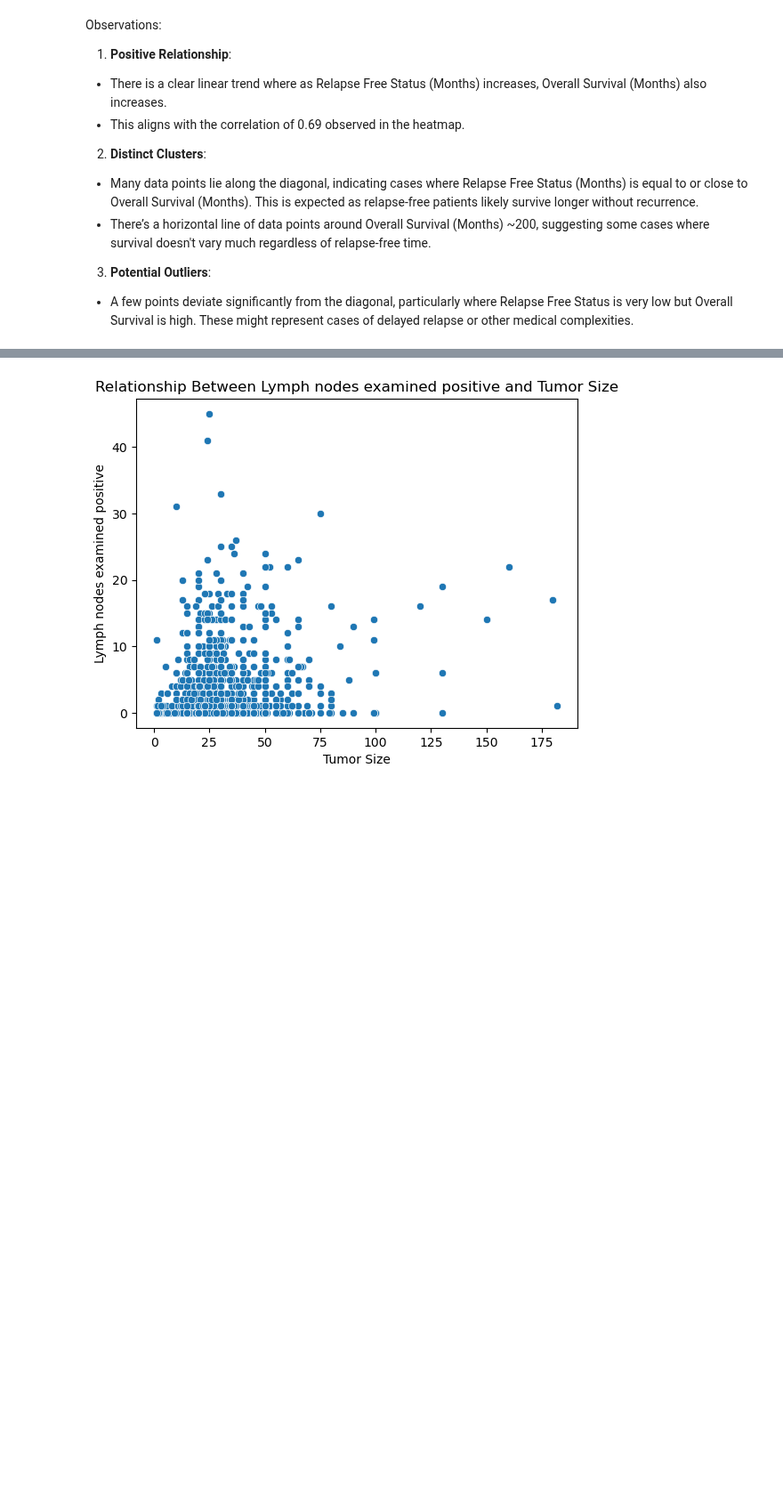
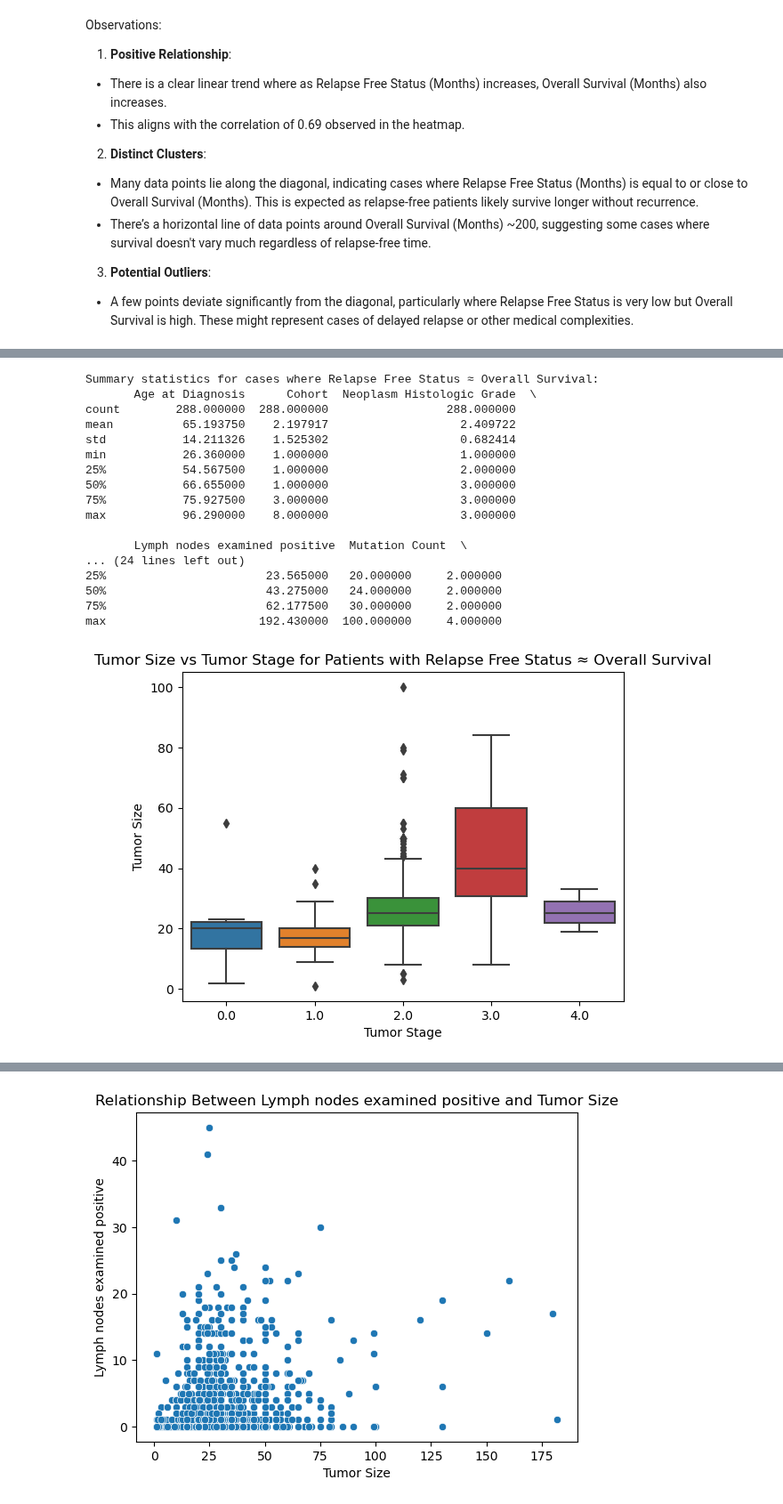
Before and after one commit to sowmyamaddali/Breast-Cancer--METABRIC, a Jupyter notebook: notebooks/eda_analysis.ipynb, the cells around one changed output, grey strips where cells are left out. Shown at 89% size. Saved outputs shown, nothing was run; the diff lists cells and outputs as text; code cells hidden in the pictures; blank space fills up the shorter version.

Commit message:
Update eda_analysis.ipynb
Cases where Relapse Free Status is close to or equal to Overall Survival

```diff
--- a/notebooks/eda_analysis.ipynb
+++ b/notebooks/eda_analysis.ipynb
@@ -115,0 +118,10 @@ Observations:
+# %%
+# allow for a small tolerance (1 month) to consider two values "close"
+threshold = 1
+
+# filter cases where relapse free status is approximately equal to overall survival
+close_cases = data[abs(data['Overall Survival (Months)'] - data['Relapse Free Status (Months)']) <= threshold]
+
+print(f"Number of cases where Relapse Free Status is approximately equal to Overall Survival: {len(close_cases)}")
+print("Sample of these cases:")
+print(close_cases.head())
@@ -115,0 +146,28 @@ Observations:
+# %%
+# Summary statistics for these patients
+print("Summary statistics for cases where Relapse Free Status ≈ Overall Survival:")
+print(close_cases.describe())
+
+# Visualize distributions
+sns.boxplot(x=close_cases['Tumor Stage'], y=close_cases['Tumor Size'])
+plt.title("Tumor Size vs Tumor Stage for Patients with Relapse Free Status ≈ Overall Survival")
+plt.show()
+# %% [output]
+Summary statistics for cases where Relapse Free Status ≈ Overall Survival:
+       Age at Diagnosis      Cohort  Neoplasm Histologic Grade  \
+count        288.000000  288.000000                 288.000000
+mean          65.193750    2.197917                   2.409722
+std           14.211326    1.525302                   0.682414
+min           26.360000    1.000000                   1.000000
+25%           54.567500    1.000000                   2.000000
+50%           66.655000    1.000000                   3.000000
+75%           75.927500    3.000000                   3.000000
+max           96.290000    8.000000                   3.000000
+
+       Lymph nodes examined positive  Mutation Count  \
+... (24 lines left out)
+25%                       23.565000   20.000000     2.000000
+50%                       43.275000   24.000000     2.000000
+75%                       62.177500   30.000000     2.000000
+max                      192.430000  100.000000     4.000000
+[figure, added]
```
Also changed, not shown: parts of 4 cells of this notebook.
